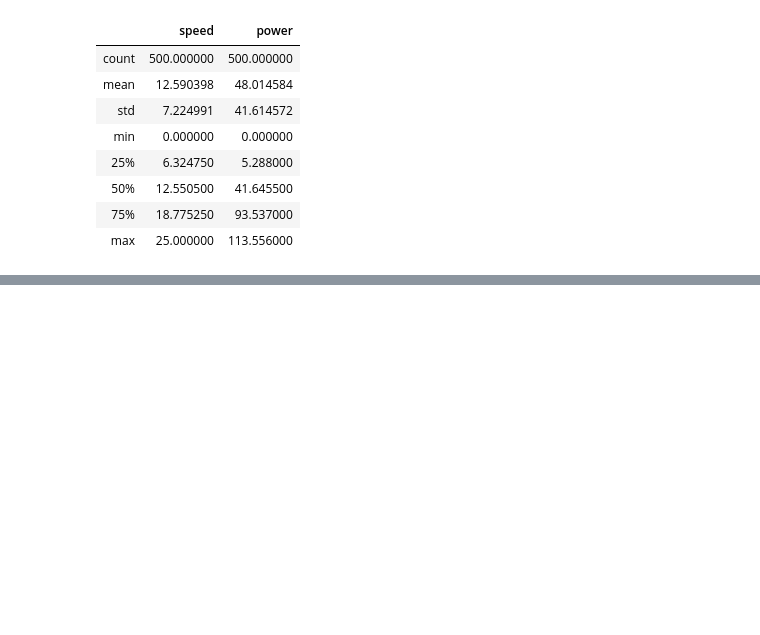
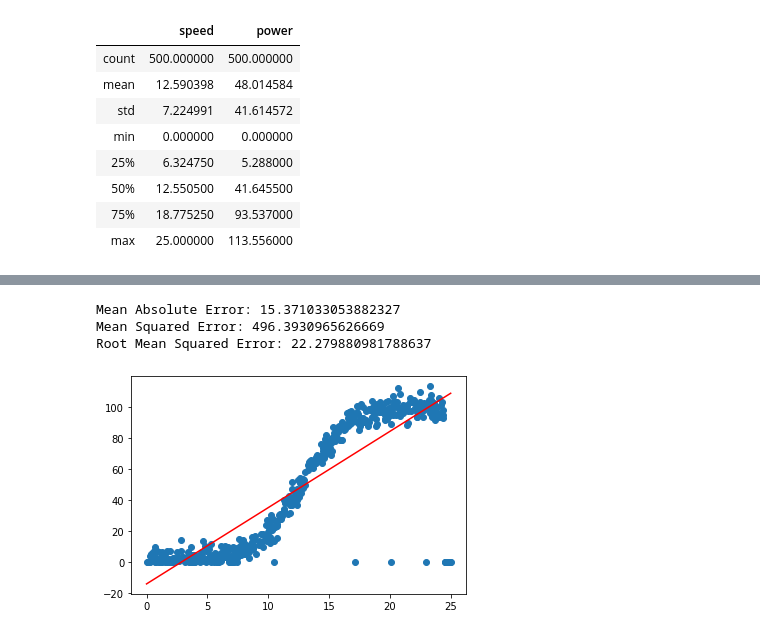
Before and after one commit to Willie2511/Data_Analysis_Project, a Jupyter notebook: Data_Project.ipynb, the cells around one changed output, grey strips where cells are left out. Saved outputs shown, nothing was run; the diff lists cells and outputs as text; code cells hidden in the pictures; blank space fills up the shorter version.

```diff
--- a/Data_Project.ipynb
+++ b/Data_Project.ipynb
@@ -38,0 +107,21 @@ model = LinearRegression()
+# %%
+from sklearn import metrics
+print('Mean Absolute Error:', metrics.mean_absolute_error(y_test, y_pred))
+print('Mean Squared Error:', metrics.mean_squared_error(y_test, y_pred))
+print('Root Mean Squared Error:', np.sqrt(metrics.mean_squared_error(y_test, y_pred)))
+# %% [output]
+Mean Absolute Error: 15.371033053882327
+Mean Squared Error: 496.3930965626669
+Root Mean Squared Error: 22.279880981788637
+# %%
+X = df.iloc[:, 0].values.reshape(-1, 1)  # values converts it into a numpy array
+Y = df.iloc[:, 1].values.reshape(-1, 1)  # -1 means that calculate the dimension of rows, but have 1 column
+linear_regressor = LinearRegression()  # create object for the class
+linear_regressor.fit(X, Y)  # perform linear regression
+Y_pred = linear_regressor.predict(X)
+# %%
+plt.scatter(X, Y)
+plt.plot(X, Y_pred, color='red')
+plt.show()
+# %% [output]
+[figure, added]
```
Also changed, not shown: parts of 14 cells of this notebook.
